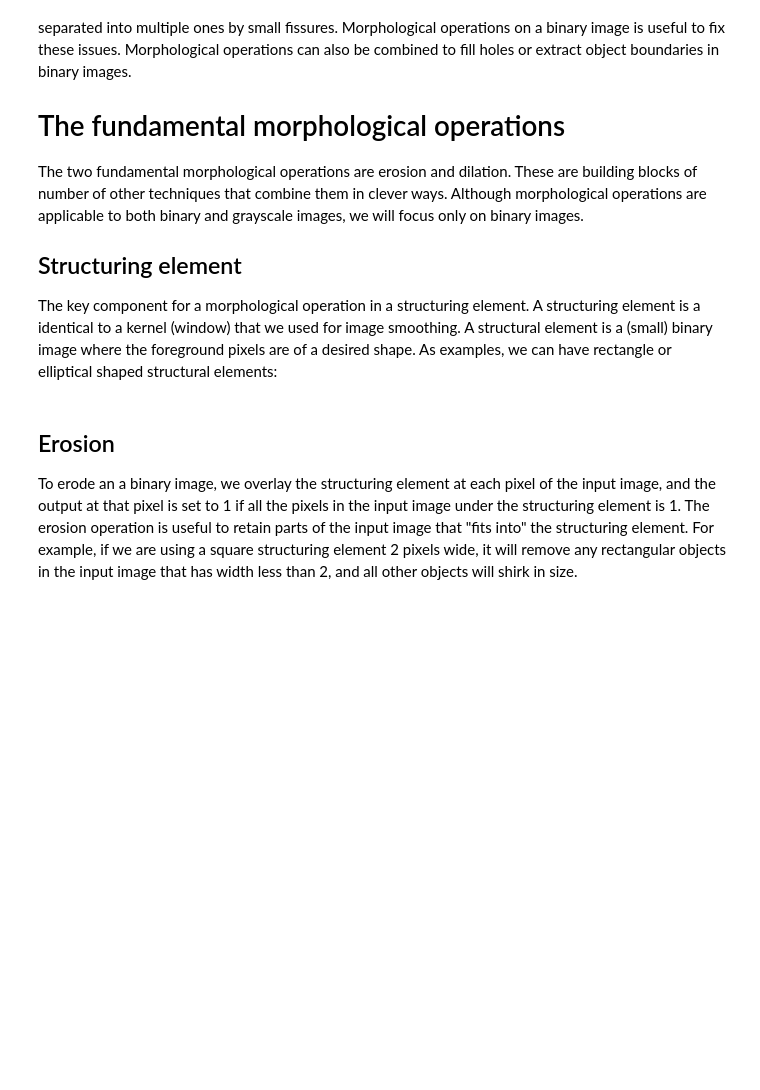
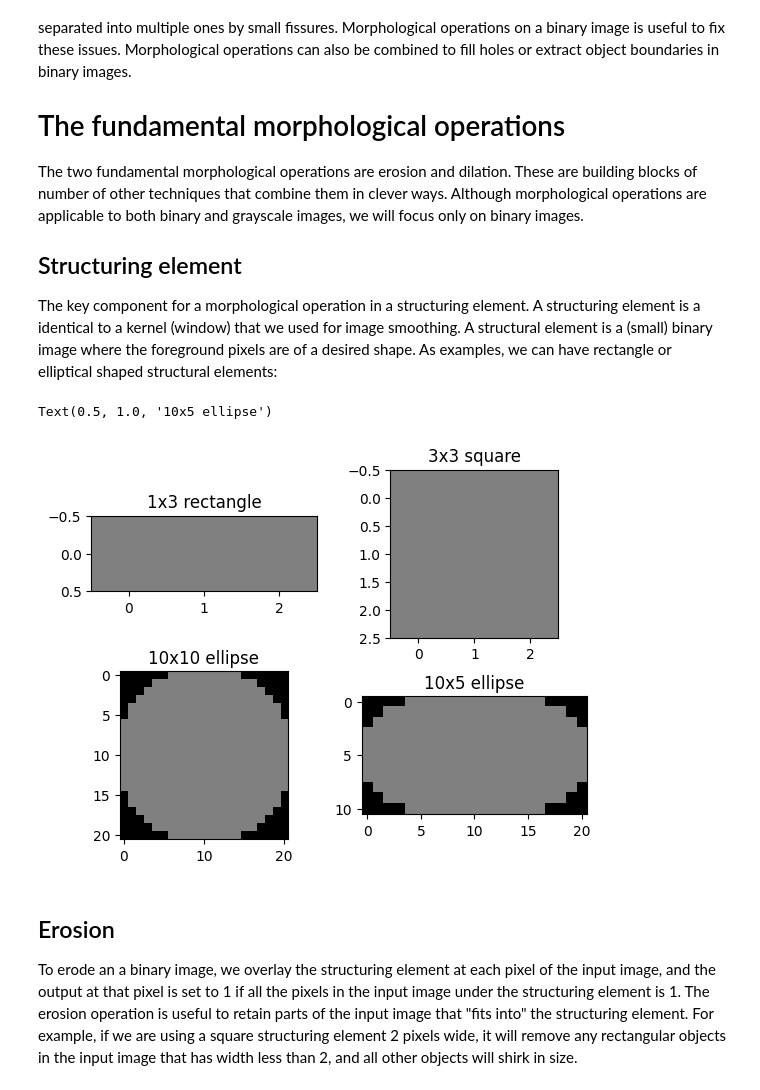
Before and after one commit to rishvanth-kp/img_analysis_with_py, a Jupyter notebook: ch4_morphological_operations.ipynb, the cells around one changed output. Saved outputs shown, nothing was run; the diff lists cells and outputs as text; code cells hidden in the pictures; blank space fills up the shorter version.

```diff
--- a/ch4_morphological_operations.ipynb
+++ b/ch4_morphological_operations.ipynb
@@ -43,31 +43,44 @@ shaped structural elements:
 # %%
 # Load the required libraries
 import skimage as ski
 import numpy as np
 import matplotlib.pyplot as plt
 
+## For skimage version 0.25 onward
 # A rectangle structuring element
 rect_se = ski.morphology.footprint_rectangle((1, 3))
 
 # A square structuring element
 sq_se = ski.morphology.footprint_rectangle((3, 3))
 
 # A circular structuring element or radius 10
 circle_se = ski.morphology.ellipse(10, 10)
 
 # A elliptical structuring element of width 10 and height 5
 ellipse_se = ski.morphology.ellipse(10, 5)
 
+
+## For older version of skimage
+"""
+rect_se = ski.morphology.rectangle(1, 3)
+sq_se = ski.morphology.rectangle(3, 3)
+circle_se = ski.morphology.disk(10)
+ellipse_se = ski.morphology.disk(5)
+"""
+
 # Plot the SEs
 fig, ax = plt.subplots(2, 2)
 ax[0, 0].imshow(rect_se, cmap = 'gray', vmin = 0, vmax = 2)
 ax[0, 0].set_title('1x3 rectangle')
 ax[0, 1].imshow(sq_se, cmap = 'gray', vmin = 0, vmax = 2)
 ax[0, 1].set_title('3x3 square')
 ax[1, 0].imshow(circle_se, cmap = 'gray', vmin = 0, vmax = 2)
 ax[1, 0].set_title('10x10 ellipse')
 ax[1, 1].imshow(ellipse_se, cmap = 'gray', vmin = 0, vmax = 2)
 ax[1, 1].set_title('10x5 ellipse')
+# %% [output]
+Text(0.5, 1.0, '10x5 ellipse')
+[figure, added]
 # %% [markdown]
 ## Erosion
 To erode an a binary image, we overlay the structuring element at each pixel of
```
Also changed, not shown: 7 other files.
